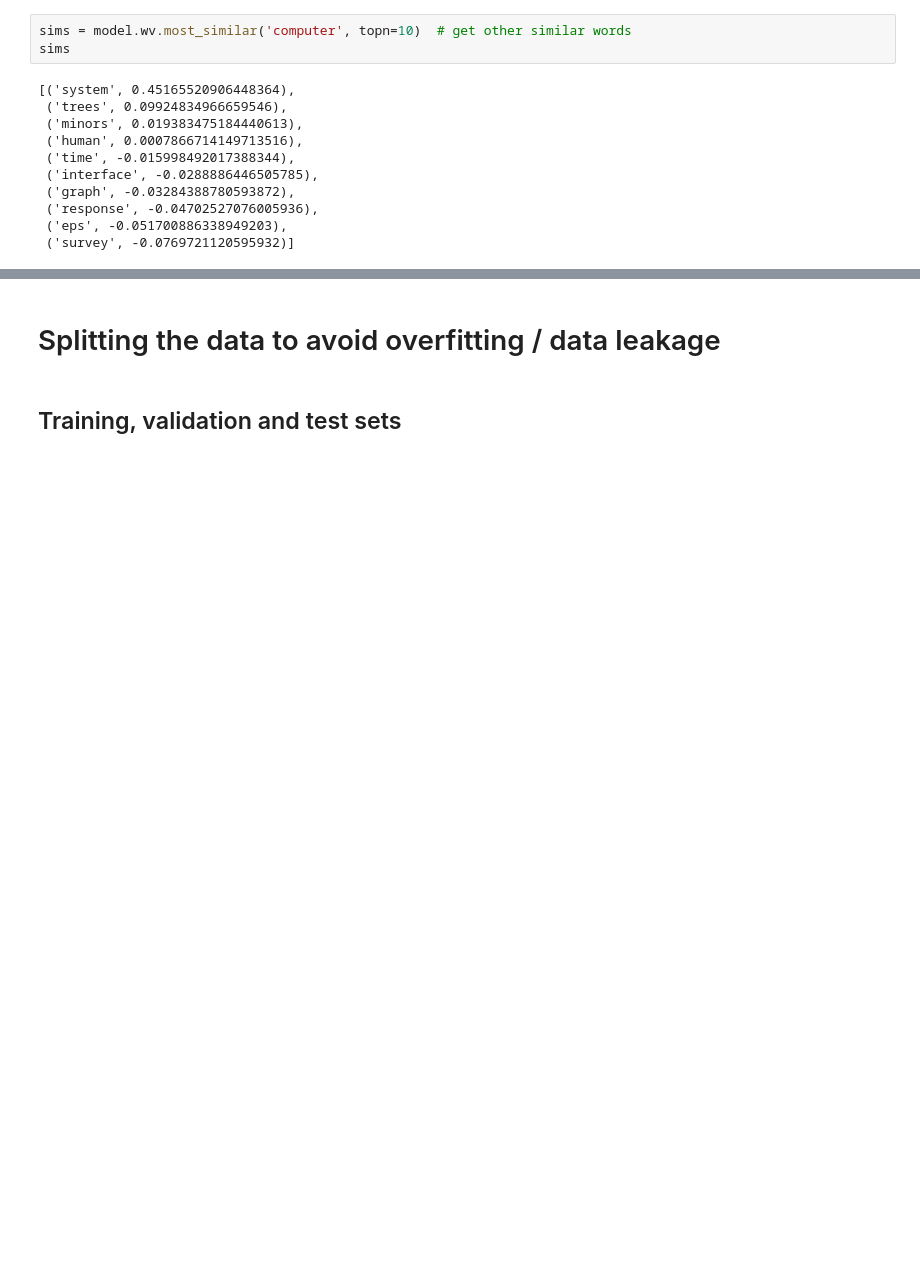
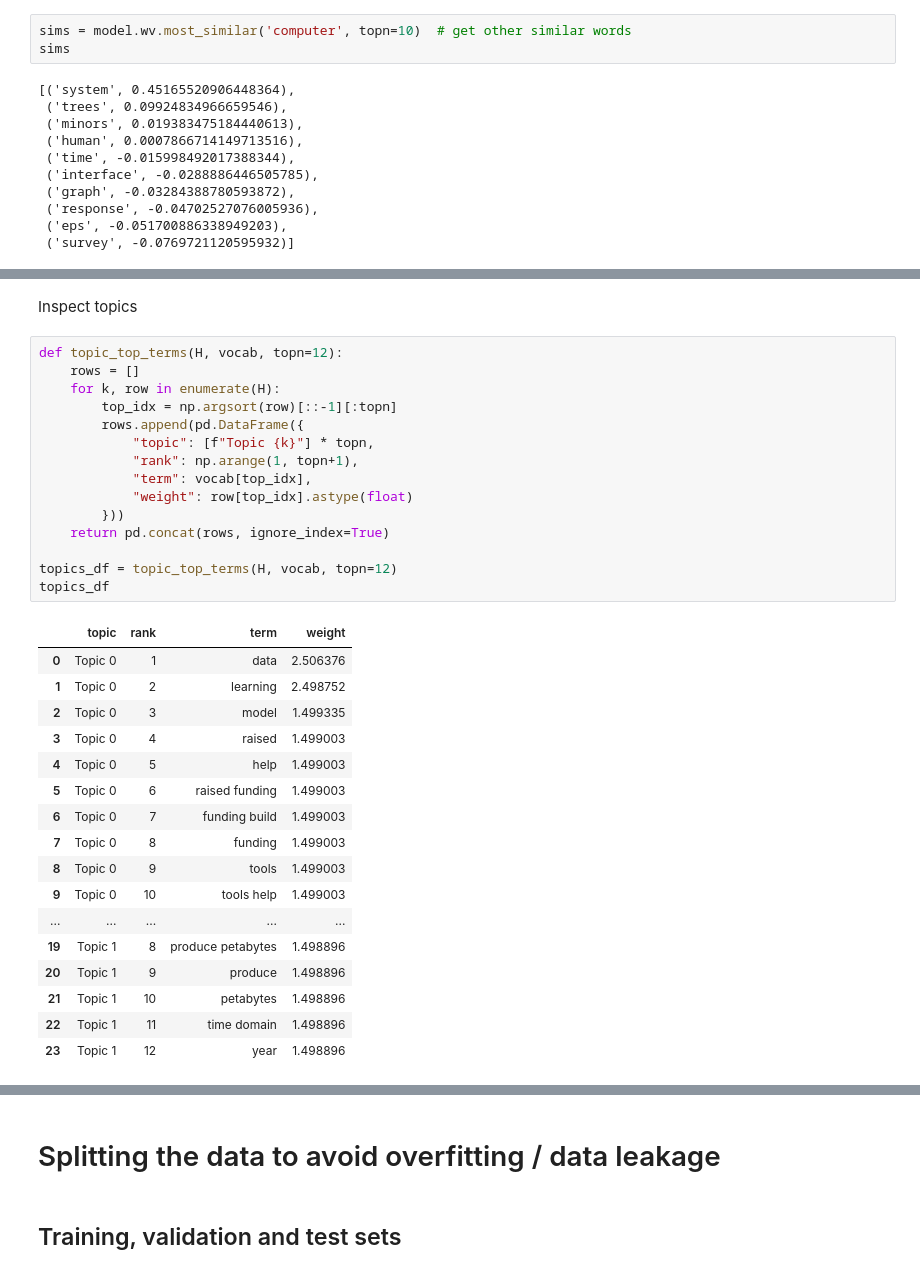
Before and after one commit to fforster/MDS7201, a Jupyter notebook: notebooks/Preprocessing/Preproc+feature+split.ipynb, the cells around one changed output, grey strips where cells are left out. Saved outputs shown, nothing was run; the diff lists cells and outputs as text; blank space fills up the shorter version.

```diff
--- a/notebooks/Preprocessing/Preproc+feature+split.ipynb
+++ b/notebooks/Preprocessing/Preproc+feature+split.ipynb
@@ -1270,0 +1512,35 @@ sims
+# %% [markdown]
+Inspect topics
+# %%
+def topic_top_terms(H, vocab, topn=12):
+    rows = []
+    for k, row in enumerate(H):
+        top_idx = np.argsort(row)[::-1][:topn]
+        rows.append(pd.DataFrame({
+            "topic": [f"Topic {k}"] * topn,
+            "rank": np.arange(1, topn+1),
+            "term": vocab[top_idx],
+            "weight": row[top_idx].astype(float)
+        }))
+    return pd.concat(rows, ignore_index=True)
+
+topics_df = topic_top_terms(H, vocab, topn=12)
+topics_df
+# %% [output]
+|  | topic | rank | term | weight |
+| 0 | Topic 0 | 1 | data | 2.506376 |
+| 1 | Topic 0 | 2 | learning | 2.498752 |
+| 2 | Topic 0 | 3 | model | 1.499335 |
+| 3 | Topic 0 | 4 | raised | 1.499003 |
+| 4 | Topic 0 | 5 | help | 1.499003 |
+| 5 | Topic 0 | 6 | raised funding | 1.499003 |
+| 6 | Topic 0 | 7 | funding build | 1.499003 |
+| 7 | Topic 0 | 8 | funding | 1.499003 |
+| 8 | Topic 0 | 9 | tools | 1.499003 |
+| 9 | Topic 0 | 10 | tools help | 1.499003 |
+| ... | ... | ... | ... | ... |
+| 19 | Topic 1 | 8 | produce petabytes | 1.498896 |
+| 20 | Topic 1 | 9 | produce | 1.498896 |
+| 21 | Topic 1 | 10 | petabytes | 1.498896 |
+| 22 | Topic 1 | 11 | time domain | 1.498896 |
+| 23 | Topic 1 | 12 | year | 1.498896 |
```
Also changed, not shown: parts of 77 cells of this notebook, 2 other files.
